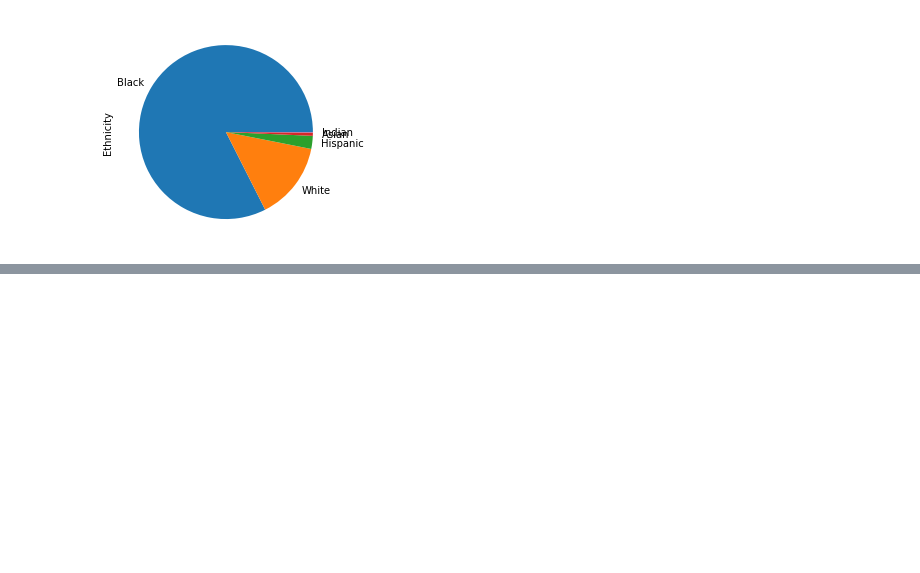
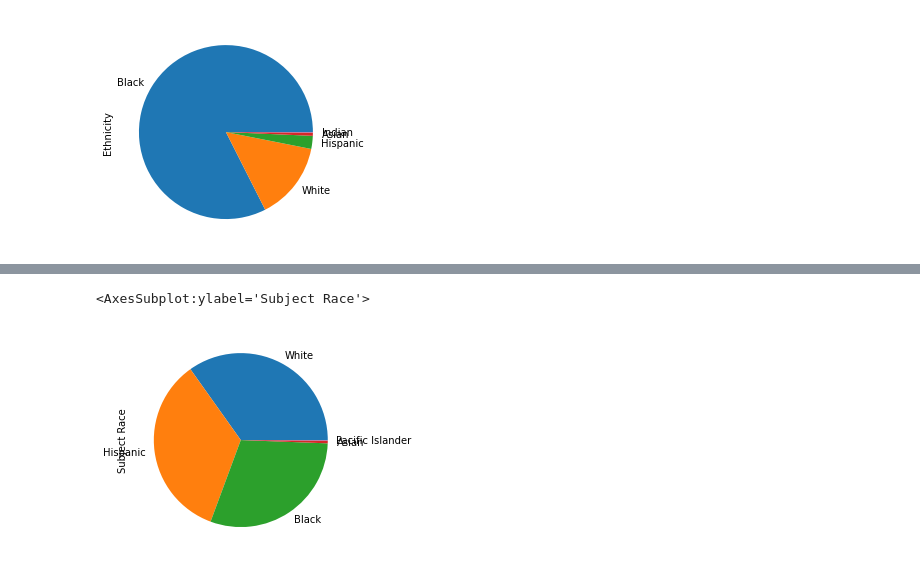
Before and after one commit to samuelkellum/FinalTutorial, a Jupyter notebook: _webpage/index.ipynb, the cells around one changed output, grey strips where cells are left out. Drawn from its saved outputs; the diff is of its cells as text; code cells hidden in the pictures; blank space fills up the shorter version.

```diff
--- a/_webpage/index.ipynb
+++ b/_webpage/index.ipynb
@@ -128,0 +173,14 @@ use_of_force_df["Ethnicity"].value_counts().plot.pie()
+# %%
+austin_police_df['Injured'] = austin_police_df['Subject Effects'].map({
+"NO COMPLAINT OF INJURY/PAIN": "Yes",
+"COMPLAINT OF INJURY/PAIN" : "Yes",
+"COMPLAINT OF INJURY/PAIN BUT NONE OBSERVED": "No", #should this be Yes?
+"MINOR INJURY; COMPLAINT OF INJURY/PAIN": "Yes",
+"DEATH": "Yes",
+"SERIOUS INJURY": "Yes",
+"SERIOUS INJURY; MINOR INJURY": "Yes",
+"MINOR INJURY; NO COMPLAINT OF INJURY/PAIN": "Yes",
+"COMPLAINT OF INJURY/PAIN BUT NONE OBSERVED; NO COMPLAINT OF INJURY/PAIN": "No",
+"COMPLAINT OF INJURY/PAIN; COMPLAINT OF INJURY/PAIN BUT NONE OBSERVED": "No",
+"MINOR INJURY; COMPLAINT OF INJURY/PAIN BUT NONE OBSERVED": "Yes",
+"SERIOUS INJURY; COMPLAINT OF INJURY/PAIN": "Yes"})
@@ -128,0 +189,7 @@ use_of_force_df["Ethnicity"].value_counts().plot.pie()
+# %%
+injured_austin_police_df = austin_police_df[austin_police_df['Injured'] == "Yes"]
+# %%
+injured_austin_police_df["Subject Race"].value_counts().plot.pie()
+# %% [output]
+<AxesSubplot:ylabel='Subject Race'>
+[figure, added]
```
Also changed, not shown: parts of 26 cells of this notebook, 1 other file.
